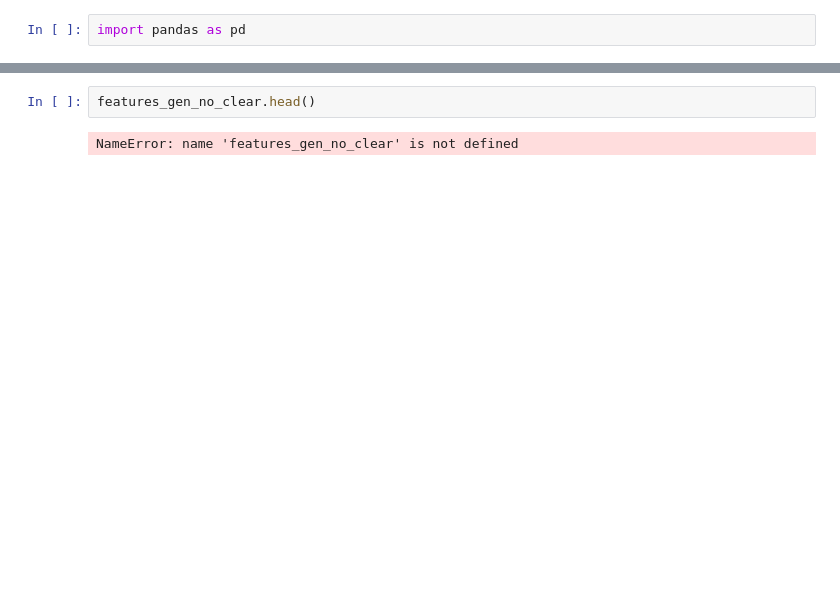
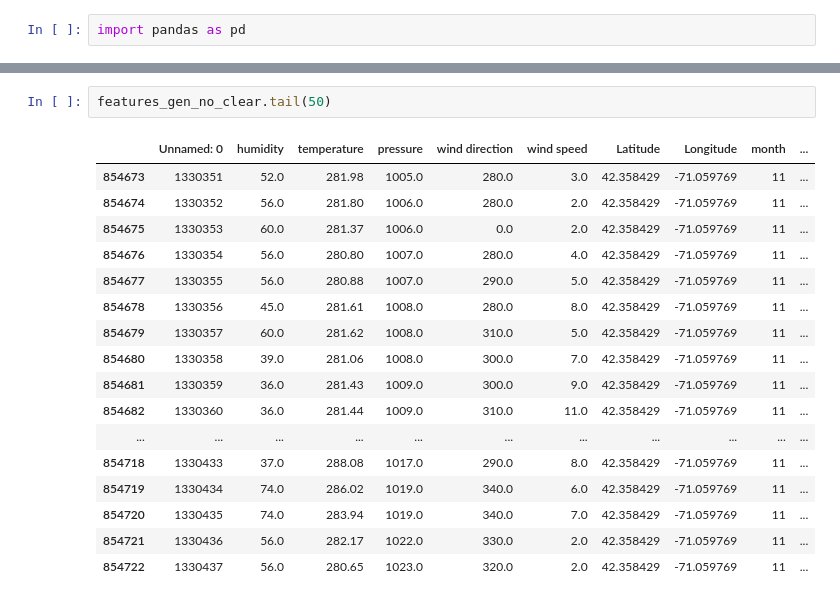
Before and after one commit to dnorris823/NA_Weather_Prediction, a Jupyter notebook: ML Backend/feature_peek.ipynb, the cells around one changed output, grey strips where cells are left out. Saved outputs shown, nothing was run; the diff lists cells and outputs as text; blank space fills up the shorter version.

```diff
--- a/ML Backend/feature_peek.ipynb
+++ b/ML Backend/feature_peek.ipynb
@@ -15,4 +21,20 @@ NameError: name 'engineered_features' is not defined
-# %%
-features_gen_no_clear.head()
-# %% [output]
-NameError: name 'features_gen_no_clear' is not defined
+# %%
+features_gen_no_clear.tail(50)
+# %% [output]
+|  | Unnamed: 0 | humidity | temperature | pressure | wind direction | wind speed | Latitude | Longitude | month | ... |
+| 854673 | 1330351 | 52.0 | 281.98 | 1005.0 | 280.0 | 3.0 | 42.358429 | -71.059769 | 11 | ... |
+| 854674 | 1330352 | 56.0 | 281.80 | 1006.0 | 280.0 | 2.0 | 42.358429 | -71.059769 | 11 | ... |
+| 854675 | 1330353 | 60.0 | 281.37 | 1006.0 | 0.0 | 2.0 | 42.358429 | -71.059769 | 11 | ... |
+| 854676 | 1330354 | 56.0 | 280.80 | 1007.0 | 280.0 | 4.0 | 42.358429 | -71.059769 | 11 | ... |
+| 854677 | 1330355 | 56.0 | 280.88 | 1007.0 | 290.0 | 5.0 | 42.358429 | -71.059769 | 11 | ... |
+| 854678 | 1330356 | 45.0 | 281.61 | 1008.0 | 280.0 | 8.0 | 42.358429 | -71.059769 | 11 | ... |
+| 854679 | 1330357 | 60.0 | 281.62 | 1008.0 | 310.0 | 5.0 | 42.358429 | -71.059769 | 11 | ... |
+| 854680 | 1330358 | 39.0 | 281.06 | 1008.0 | 300.0 | 7.0 | 42.358429 | -71.059769 | 11 | ... |
+| 854681 | 1330359 | 36.0 | 281.43 | 1009.0 | 300.0 | 9.0 | 42.358429 | -71.059769 | 11 | ... |
+| 854682 | 1330360 | 36.0 | 281.44 | 1009.0 | 310.0 | 11.0 | 42.358429 | -71.059769 | 11 | ... |
+| ... | ... | ... | ... | ... | ... | ... | ... | ... | ... | ... |
+| 854718 | 1330433 | 37.0 | 288.08 | 1017.0 | 290.0 | 8.0 | 42.358429 | -71.059769 | 11 | ... |
+| 854719 | 1330434 | 74.0 | 286.02 | 1019.0 | 340.0 | 6.0 | 42.358429 | -71.059769 | 11 | ... |
+| 854720 | 1330435 | 74.0 | 283.94 | 1019.0 | 340.0 | 7.0 | 42.358429 | -71.059769 | 11 | ... |
+| 854721 | 1330436 | 56.0 | 282.17 | 1022.0 | 330.0 | 2.0 | 42.358429 | -71.059769 | 11 | ... |
+| 854722 | 1330437 | 56.0 | 280.65 | 1023.0 | 320.0 | 2.0 | 42.358429 | -71.059769 | 11 | ... |
```
Also changed, not shown: parts of 4 cells of this notebook, 6 other files.
